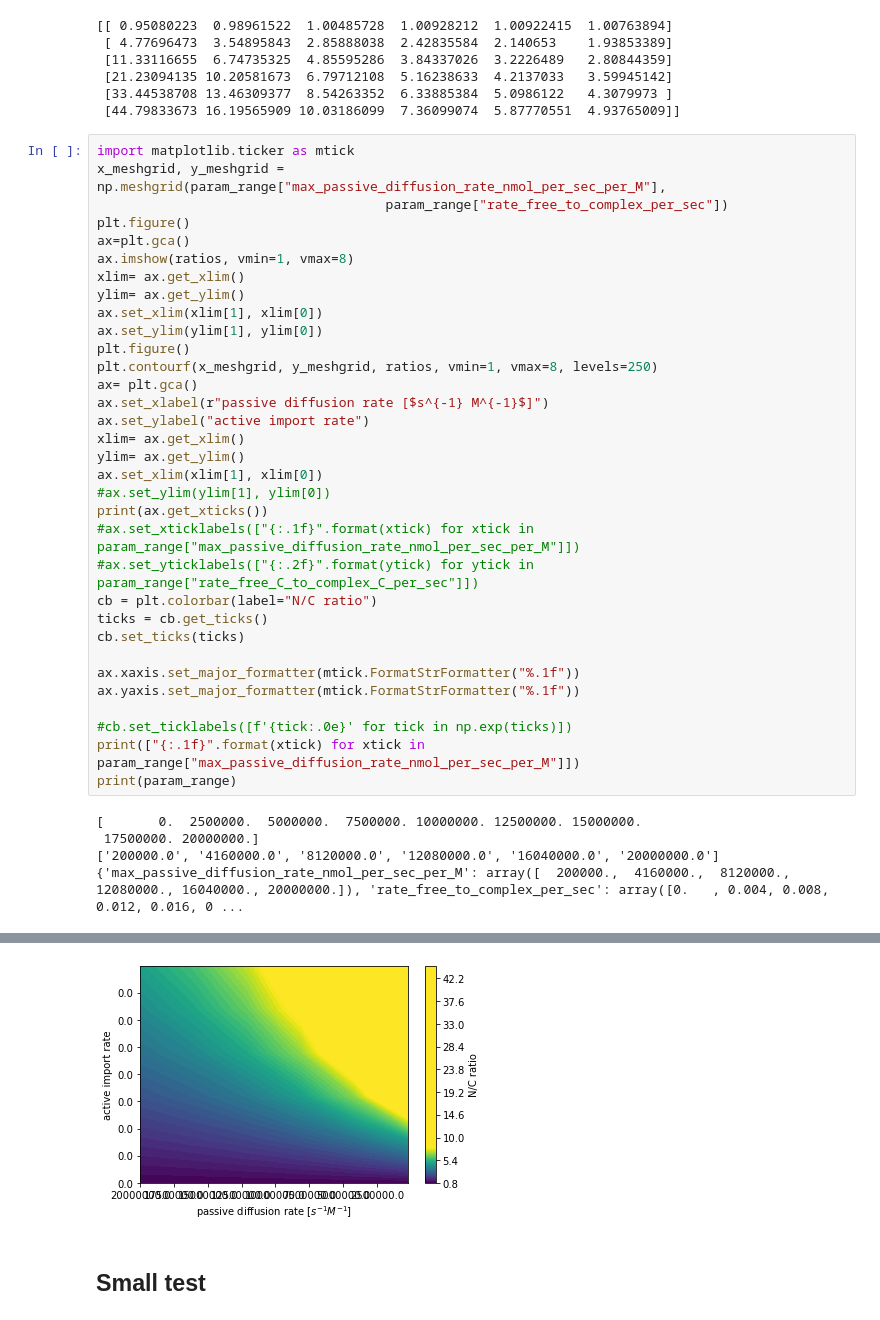
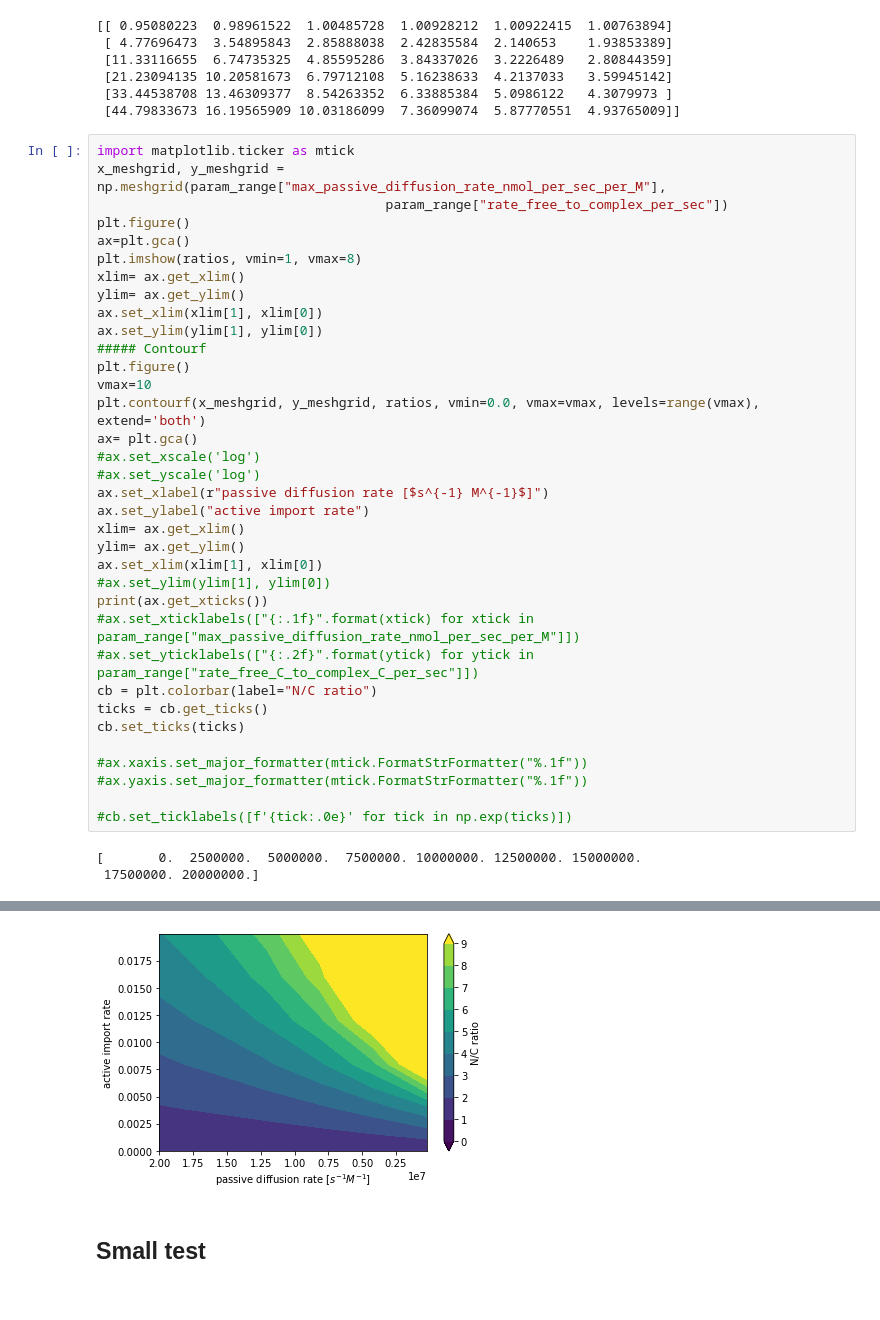
Before and after one commit to ravehlab/npctransport_kinetic, a Jupyter notebook: NPC_FLIP_simulations.ipynb, the cells around one changed output, grey strips where cells are left out. Drawn from its saved outputs; the diff is of its cells as text.

Commit message:
better visualization of contourf

```diff
--- a/NPC_FLIP_simulations.ipynb
+++ b/NPC_FLIP_simulations.ipynb
@@ -882,42 +885,42 @@ print(ratios)
 import matplotlib.ticker as mtick
 x_meshgrid, y_meshgrid = np.meshgrid(param_range["max_passive_diffusion_rate_nmol_per_sec_per_M"],
                                      param_range["rate_free_to_complex_per_sec"])
 plt.figure()
 ax=plt.gca()
-ax.imshow(ratios, vmin=1, vmax=8)
+plt.imshow(ratios, vmin=1, vmax=8)
 xlim= ax.get_xlim()
 ylim= ax.get_ylim()
 ax.set_xlim(xlim[1], xlim[0])
 ax.set_ylim(ylim[1], ylim[0])
+##### Contourf
 plt.figure()
-plt.contourf(x_meshgrid, y_meshgrid, ratios, vmin=1, vmax=8, levels=250)
+vmax=10
+plt.contourf(x_meshgrid, y_meshgrid, ratios, vmin=0.0, vmax=vmax, levels=range(vmax), extend='both')
 ax= plt.gca()
+#ax.set_xscale('log')
+#ax.set_yscale('log')
 ax.set_xlabel(r"passive diffusion rate [$s^{-1} M^{-1}$]")
 ax.set_ylabel("active import rate")
 xlim= ax.get_xlim()
 ylim= ax.get_ylim()
 ax.set_xlim(xlim[1], xlim[0])
 #ax.set_ylim(ylim[1], ylim[0])
 print(ax.get_xticks())
 #ax.set_xticklabels(["{:.1f}".format(xtick) for xtick in param_range["max_passive_diffusion_rate_nmol_per_sec_per_M"]])
 #ax.set_yticklabels(["{:.2f}".format(ytick) for ytick in param_range["rate_free_C_to_complex_C_per_sec"]])
 cb = plt.colorbar(label="N/C ratio")
 ticks = cb.get_ticks()
 cb.set_ticks(ticks)
 
-ax.xaxis.set_major_formatter(mtick.FormatStrFormatter("%.1f"))
-ax.yaxis.set_major_formatter(mtick.FormatStrFormatter("%.1f"))
+#ax.xaxis.set_major_formatter(mtick.FormatStrFormatter("%.1f"))
+#ax.yaxis.set_major_formatter(mtick.FormatStrFormatter("%.1f"))
 
 #cb.set_ticklabels([f'{tick:.0e}' for tick in np.exp(ticks)])
-print(["{:.1f}".format(xtick) for xtick in param_range["max_passive_diffusion_rate_nmol_per_sec_per_M"]])
-print(param_range)
 # %% [output]
 [       0.  2500000.  5000000.  7500000. 10000000. 12500000. 15000000.
  17500000. 20000000.]
-['200000.0', '4160000.0', '8120000.0', '12080000.0', '16040000.0', '20000000.0']
-{'max_passive_diffusion_rate_nmol_per_sec_per_M': array([  200000.,  4160000.,  8120000., 12080000., 16040000., 20000000.]), 'rate_free_to_complex_per_sec': array([0.   , 0.004, 0.008, 0.012, 0.016, 0 ...
 [figure]
-[figure, old version]
+[figure, new version]
 # %% [markdown]
 ## Small test
 # %%
```
Also changed, not shown: parts of 4 cells of this notebook, 1 other file.
